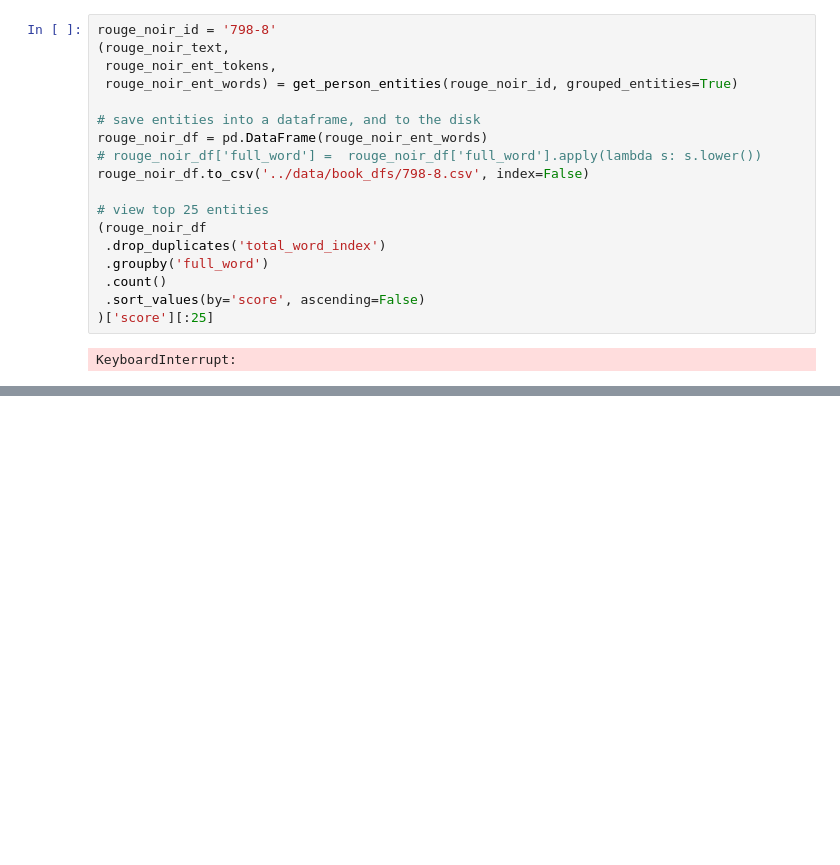
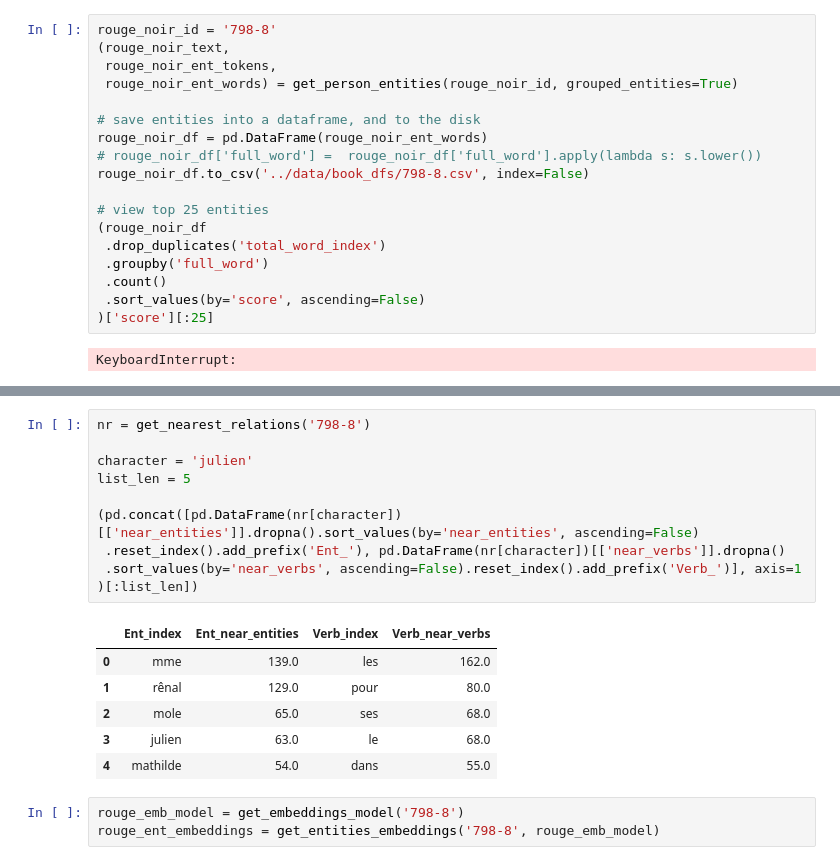
Before and after one commit to EloDoyard/sentiment-evolution-in-characters-network, a Jupyter notebook: scripts/test.ipynb, the cells around one changed output, grey strips where cells are left out. Drawn from its saved outputs; the diff is of its cells as text; blank space fills up the shorter version.

```diff
--- a/scripts/test.ipynb
+++ b/scripts/test.ipynb
@@ -289,0 +358,20 @@ KeyboardInterrupt:
+# %%
+nr = get_nearest_relations('798-8')
+
+character = 'julien'
+list_len = 5
+
+(pd.concat([pd.DataFrame(nr[character])[['near_entities']].dropna().sort_values(by='near_entities', ascending=False)
+ .reset_index().add_prefix('Ent_'), pd.DataFrame(nr[character])[['near_verbs']].dropna()
+ .sort_values(by='near_verbs', ascending=False).reset_index().add_prefix('Verb_')], axis=1
+)[:list_len])
+# %% [output]
+|  | Ent_index | Ent_near_entities | Verb_index | Verb_near_verbs |
+| 0 | mme | 139.0 | les | 162.0 |
+| 1 | rênal | 129.0 | pour | 80.0 |
+| 2 | mole | 65.0 | ses | 68.0 |
+| 3 | julien | 63.0 | le | 68.0 |
+| 4 | mathilde | 54.0 | dans | 55.0 |
+# %%
+rouge_emb_model = get_embeddings_model('798-8')
+rouge_ent_embeddings = get_entities_embeddings('798-8', rouge_emb_model)
```
Also changed, not shown: parts of 6 cells of this notebook.
